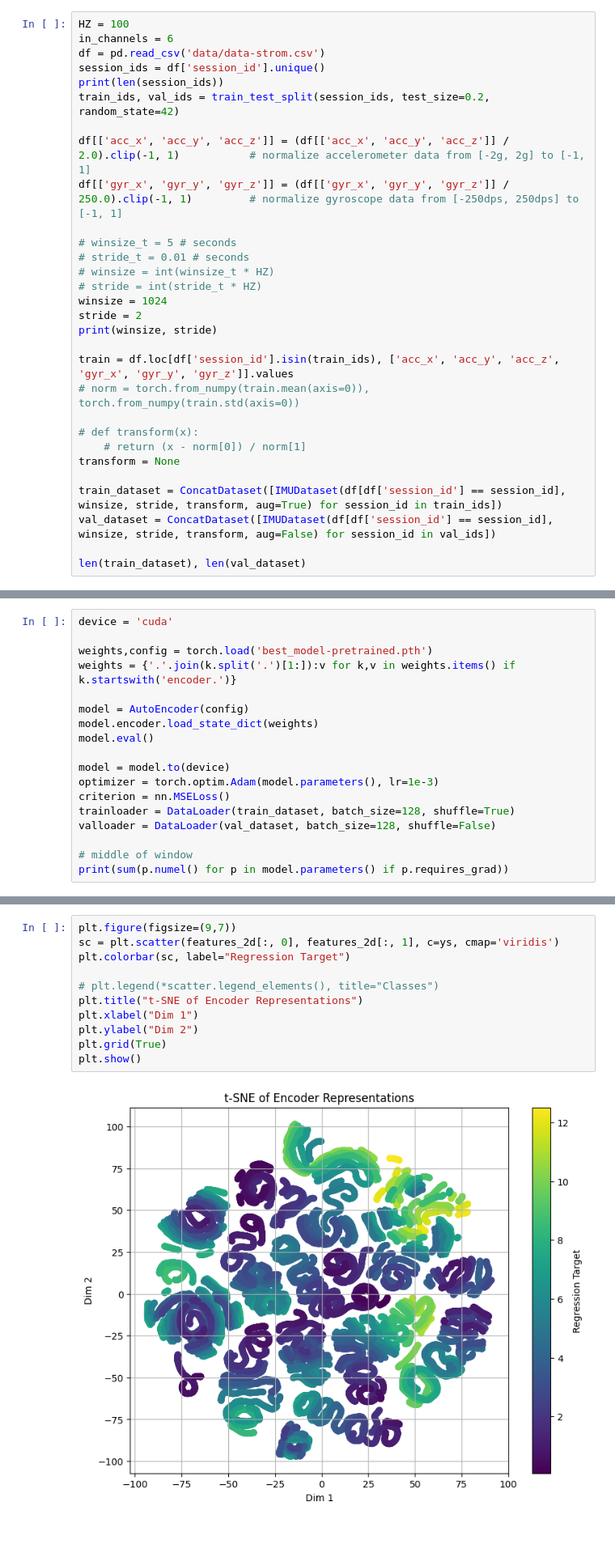
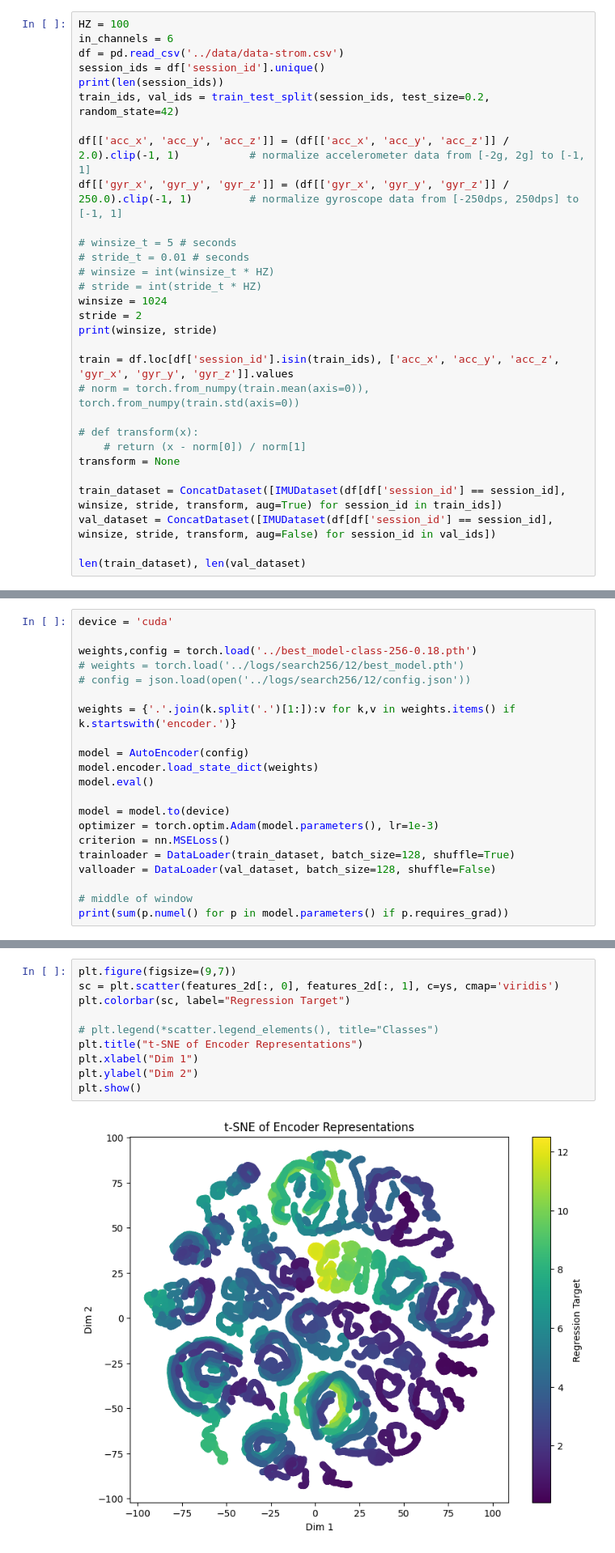
Before and after one commit to Musa-Azeem/AI-hypertrophy-coach, a Jupyter notebook: ml-notebooks/representation.ipynb, the cells around one changed output, grey strips where cells are left out. Shown at 81% size. Saved outputs shown, nothing was run; the diff lists cells and outputs as text.

```diff
--- a/ml-notebooks/representation.ipynb
+++ b/ml-notebooks/representation.ipynb
@@ -86,7 +87,7 @@ class IMUDataset(Dataset):
 # %%
 HZ = 100
 in_channels = 6
-df = pd.read_csv('data/data-strom.csv')
+df = pd.read_csv('../data/data-strom.csv')
 session_ids = df['session_id'].unique()
 print(len(session_ids))
 train_ids, val_ids = train_test_split(session_ids, test_size=0.2, random_state=42)
@@ -205,7 +206,10 @@ class AutoEncoder(nn.Module):
 # %%
 device = 'cuda'
 
-weights,config = torch.load('best_model-pretrained.pth')
+weights,config = torch.load('../best_model-class-256-0.18.pth')
+# weights = torch.load('../logs/search256/12/best_model.pth')
+# config = json.load(open('../logs/search256/12/config.json'))
+
 weights = {'.'.join(k.split('.')[1:]):v for k,v in weights.items() if k.startswith('encoder.')}
 
 model = AutoEncoder(config)
@@ -238,13 +242,12 @@ features_2d = tsne.fit_transform(encodings)
 # %%
 plt.figure(figsize=(9,7))
 sc = plt.scatter(features_2d[:, 0], features_2d[:, 1], c=ys, cmap='viridis')
 plt.colorbar(sc, label="Regression Target")
 
 # plt.legend(*scatter.legend_elements(), title="Classes")
 plt.title("t-SNE of Encoder Representations")
 plt.xlabel("Dim 1")
 plt.ylabel("Dim 2")
-plt.grid(True)
 plt.show()
 # %% [output]
-[figure, old version]
+[figure, new version]
```
Also changed, not shown: parts of 3 cells of this notebook, 2 other files.
